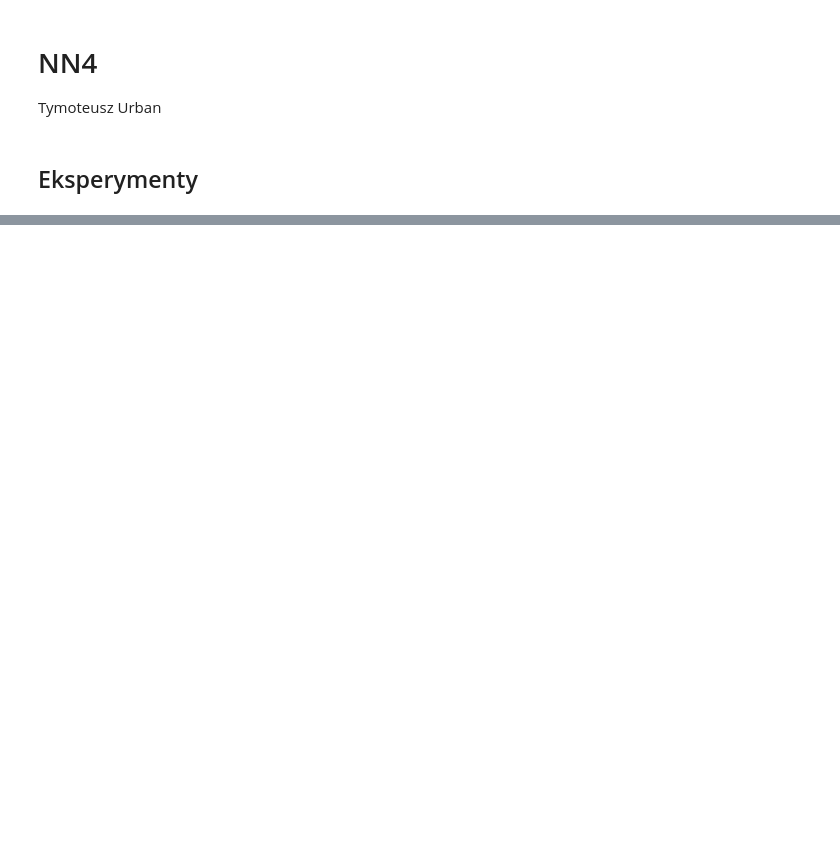
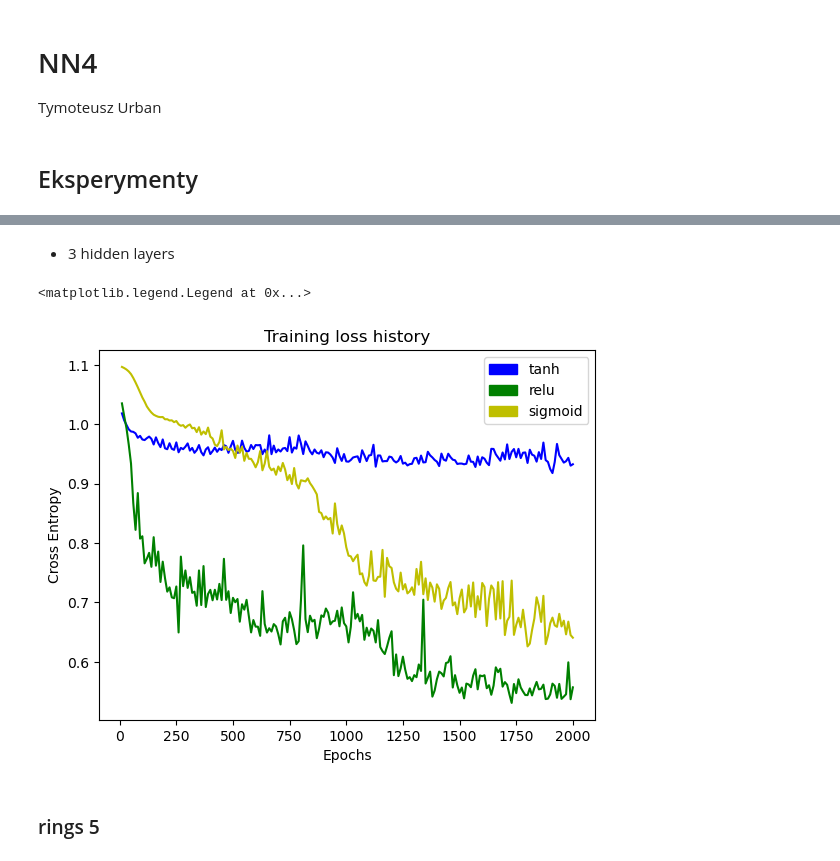
Before and after one commit to tymsoncyferki/MIOwAD, a Jupyter notebook: nn5/nn5.ipynb, the cells around one changed output, grey strips where cells are left out. Saved outputs shown, nothing was run; the diff lists cells and outputs as text; code cells hidden in the pictures; blank space fills up the shorter version.

```diff
--- a/nn5/nn5.ipynb
+++ b/nn5/nn5.ipynb
@@ -469,0 +515,18 @@ rings3-regular
+# %% [markdown]
+- 3 hidden layers
+# %%
+for act_type, color in tqdm(zip(activation_types, colors)):
+    losses = []
+    for i in range(5):
+        nn3 = NeuralNetwork([2,5,5,5,3], model_type='classification', activations=generate_activations(3, act_type))
+        history3 = nn3.train(X_train, y_train, learning_rate=0.01, info_interval=10, epochs=2000, batch_size=125,
+            X_test=X_test, y_test=y_test, optimize='moment', return_history=True, mute_print=True)
+        losses.append(np.array(history3.loss))
+    history3.loss = np.mean(losses, axis=0)
+    history3.plot_loss(return_plot=True, settings=color)
+plt.legend(handles=legend_handles)
+# %% [output]
+<matplotlib.legend.Legend at 0x...>
+[figure, added]
+# %% [markdown]
+### rings 5
```
Also changed, not shown: parts of 37 cells of this notebook, 1 other file.
